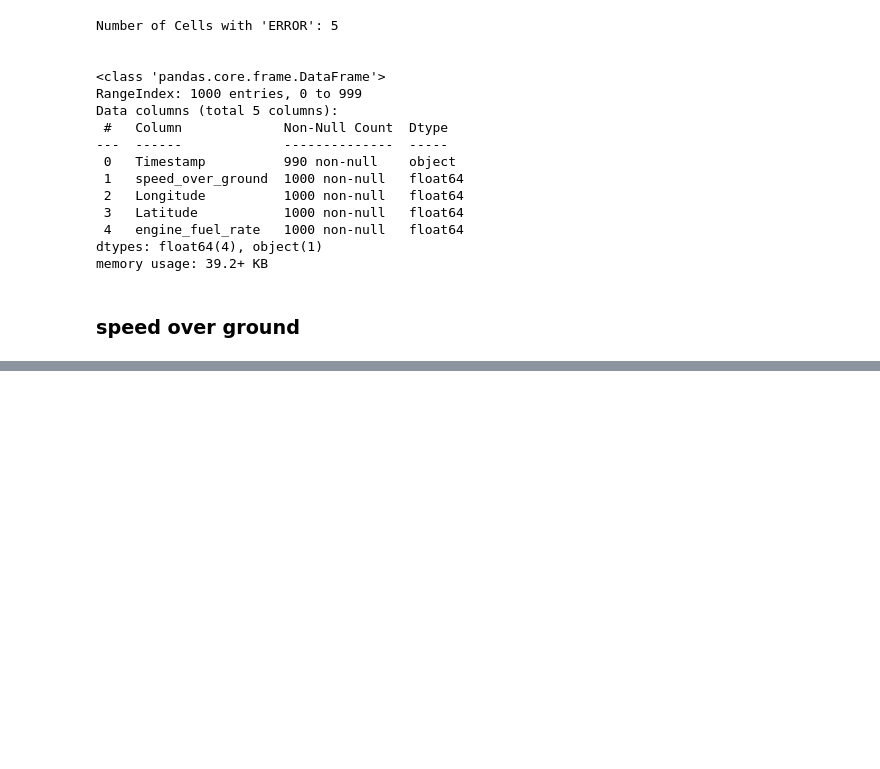
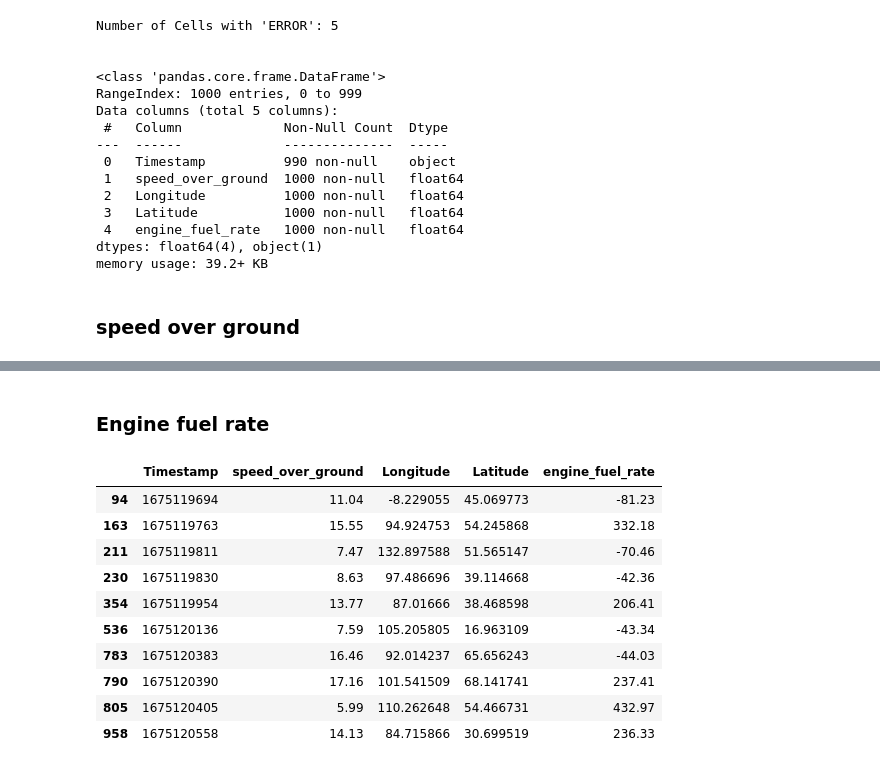
Before and after one commit to SCGlass/parquet_conversion, a Jupyter notebook: dummy_data/dummy_data.ipynb, the cells around one changed output, grey strips where cells are left out. Drawn from its saved outputs; the diff is of its cells as text; code cells hidden in the pictures; blank space fills up the shorter version.

```diff
--- a/dummy_data/dummy_data.ipynb
+++ b/dummy_data/dummy_data.ipynb
@@ -424,0 +499,6 @@ bad_df.loc[(bad_df["speed_over_ground"] < 0) & (bad_df["speed_over_ground"] > 10
+# %%
+bad_df = random_replace(bad_df,"Longitude", "text",text="ERROR", replace= 5) # adding strings into numerical type column
+bad_df = random_replace(bad_df,"Longitude", "nan", replace=10) # adding nan values
+
+bad_df = random_replace(bad_df,"Latitude", "text",text="ERROR", replace= 5) # adding strings into numerical type column
+bad_df = random_replace(bad_df,"Latitude", "nan", replace=10) # adding nan values
@@ -424,0 +532,21 @@ bad_df.loc[(bad_df["speed_over_ground"] < 0) & (bad_df["speed_over_ground"] > 10
+# %% [markdown]
+### Engine fuel rate
+# %%
+# adding numbers over the max
+bad_df = random_replace(bad_df,"engine_fuel_rate","number", lower=100, upper=1000, replace=5,round=2)
+# adding numbers in minus values
+bad_df = random_replace(bad_df,"engine_fuel_rate","number", lower=-1, upper=-100, replace=5, round=2)
+# %%
+bad_df.loc[(bad_df["engine_fuel_rate"] < -1) | (bad_df["engine_fuel_rate"] > 100)]
+# %% [output]
+|  | Timestamp | speed_over_ground | Longitude | Latitude | engine_fuel_rate |
+| 94 | 1675119694 | 11.04 | -8.229055 | 45.069773 | -81.23 |
+| 163 | 1675119763 | 15.55 | 94.924753 | 54.245868 | 332.18 |
+| 211 | 1675119811 | 7.47 | 132.897588 | 51.565147 | -70.46 |
+| 230 | 1675119830 | 8.63 | 97.486696 | 39.114668 | -42.36 |
+| 354 | 1675119954 | 13.77 | 87.01666 | 38.468598 | 206.41 |
+| 536 | 1675120136 | 7.59 | 105.205805 | 16.963109 | -43.34 |
+| 783 | 1675120383 | 16.46 | 92.014237 | 65.656243 | -44.03 |
+| 790 | 1675120390 | 17.16 | 101.541509 | 68.141741 | 237.41 |
+| 805 | 1675120405 | 5.99 | 110.262648 | 54.466731 | 432.97 |
+| 958 | 1675120558 | 14.13 | 84.715866 | 30.699519 | 236.33 |
```
Also changed, not shown: parts of 14 cells of this notebook, 1 other file.
